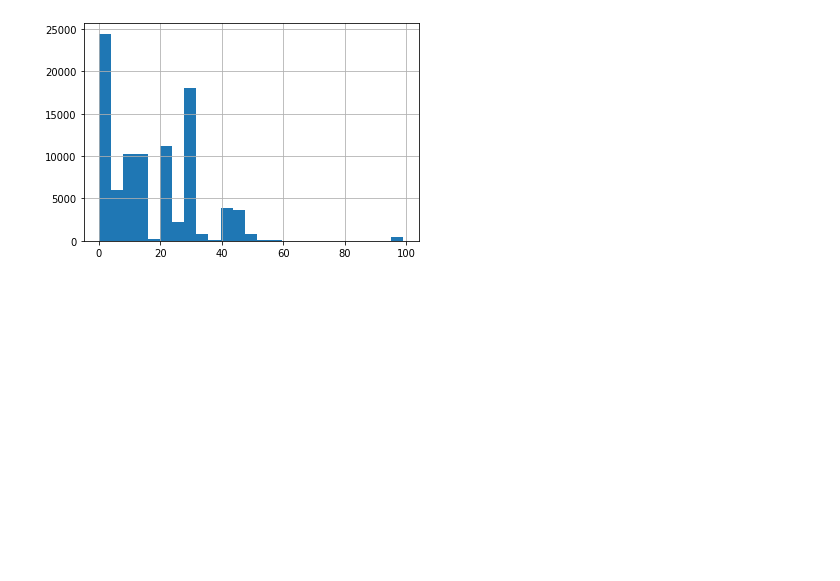
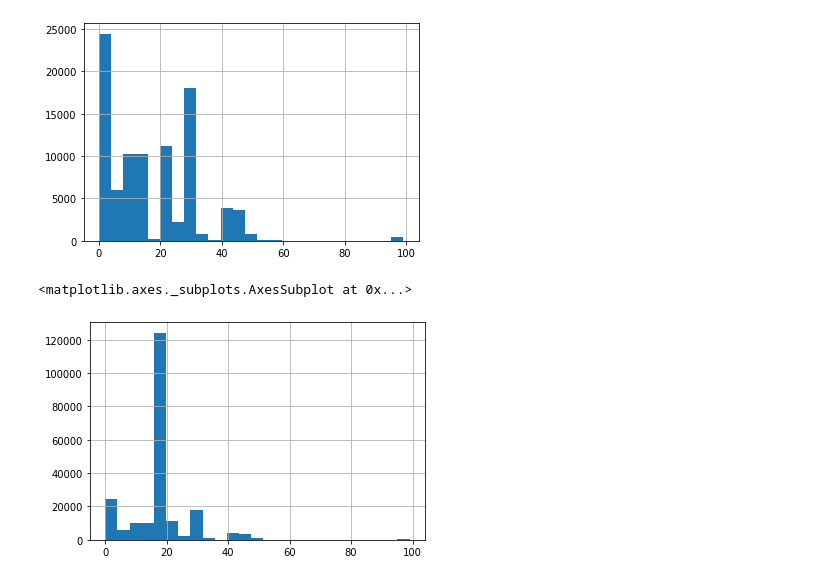
Before and after one commit to muellermax/Chile-Capstone, a Jupyter notebook: Chile Capstone.ipynb, the cells around one changed output. Drawn from its saved outputs; the diff is of its cells as text; code cells hidden in the pictures; blank space fills up the shorter version.

Commit message:
Filled NaN in o25a_min with column mean

```diff
--- a/Chile Capstone.ipynb
+++ b/Chile Capstone.ipynb
@@ -559,3 +568,11 @@ casen_sel_in['o25a_min'].hist(bins = 25)
 16.794518324550676
 <matplotlib.axes._subplots.AxesSubplot at 0x...>
 [figure]
+# %%
+# Given that the NaNs could change the correlation, we fill them with the mean of the column.
+casen_sel_in['o25a_min'] = casen_sel_in['o25a_min'].fillna(casen_sel_in['o25a_min'].mean())
+
+casen_sel_in['o25a_min'].hist(bins = 25)
+# %% [output]
+<matplotlib.axes._subplots.AxesSubplot at 0x...>
+[figure, added]
```
Also changed, not shown: parts of 2 cells of this notebook.
